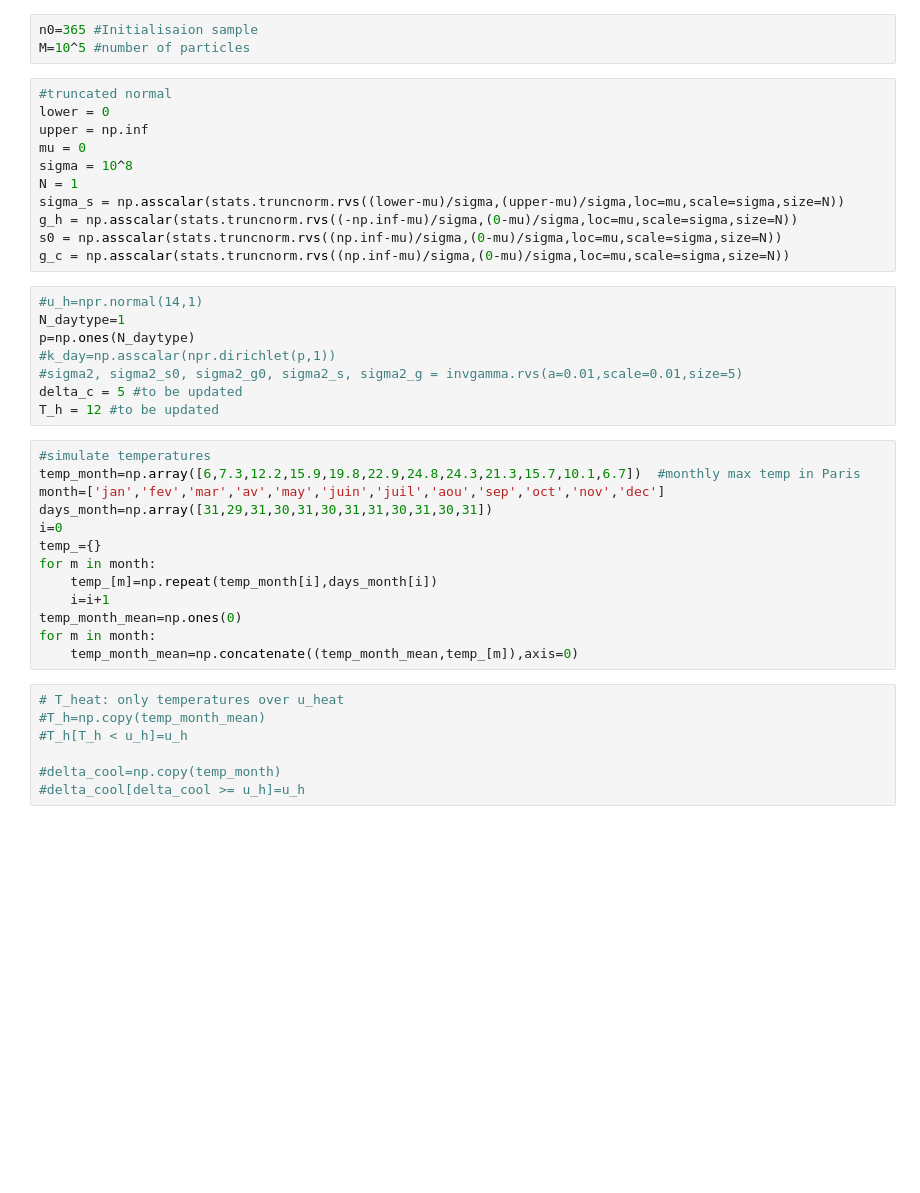
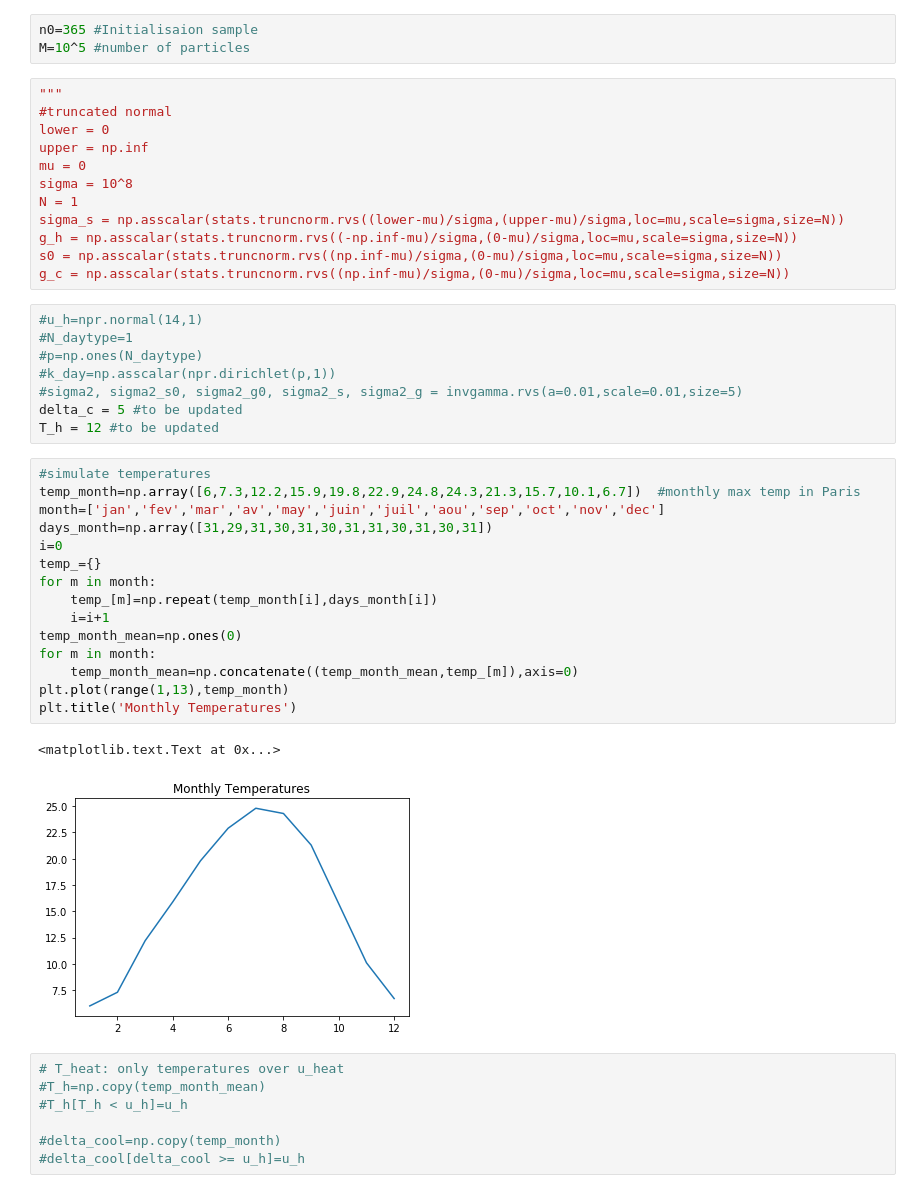
Before and after one commit to zakaryaxali/smc_electricity_forecast, a Jupyter notebook: Markov_code_AG_V3.ipynb, the cells around one changed output. Saved outputs shown, nothing was run; the diff lists cells and outputs as text; blank space fills up the shorter version.

```diff
--- a/Markov_code_AG_V3.ipynb
+++ b/Markov_code_AG_V3.ipynb
@@ -26,6 +26,7 @@ from pymc import MCMC
 n0=365 #Initialisaion sample
 M=10^5 #number of particles
 # %%
+"""
 #truncated normal
 lower = 0
 upper = np.inf
@@ -38,8 +39,8 @@ s0 = np.asscalar(stats.truncnorm.rvs((np.inf-mu)/sigma,(0-mu)/sigma,loc=mu,scale
 g_c = np.asscalar(stats.truncnorm.rvs((np.inf-mu)/sigma,(0-mu)/sigma,loc=mu,scale=sigma,size=N))
 # %%
 #u_h=npr.normal(14,1)
-N_daytype=1
-p=np.ones(N_daytype)
+#N_daytype=1
+#p=np.ones(N_daytype)
 #k_day=np.asscalar(npr.dirichlet(p,1))
 #sigma2, sigma2_s0, sigma2_g0, sigma2_s, sigma2_g = invgamma.rvs(a=0.01,scale=0.01,size=5)
 delta_c = 5 #to be updated
@@ -47,16 +48,21 @@ T_h = 12 #to be updated
 # %%
 #simulate temperatures
 temp_month=np.array([6,7.3,12.2,15.9,19.8,22.9,24.8,24.3,21.3,15.7,10.1,6.7])  #monthly max temp in Paris
 month=['jan','fev','mar','av','may','juin','juil','aou','sep','oct','nov','dec']
 days_month=np.array([31,29,31,30,31,30,31,31,30,31,30,31])
 i=0
 temp_={}
 for m in month:
     temp_[m]=np.repeat(temp_month[i],days_month[i])
     i=i+1
 temp_month_mean=np.ones(0)
 for m in month:
     temp_month_mean=np.concatenate((temp_month_mean,temp_[m]),axis=0)
+plt.plot(range(1,13),temp_month)
+plt.title('Monthly Temperatures')
+# %% [output]
+<matplotlib.text.Text at 0x...>
+[figure, added]
 # %%
 # T_heat: only temperatures over u_heat
 #T_h=np.copy(temp_month_mean)
```
Also changed, not shown: parts of 14 cells of this notebook.
